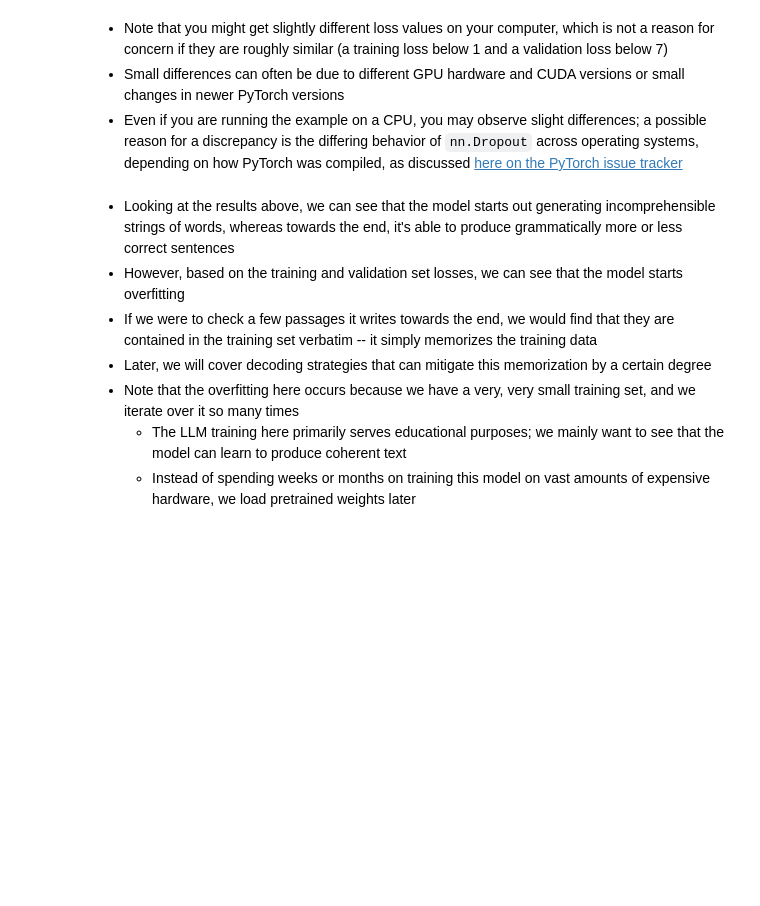
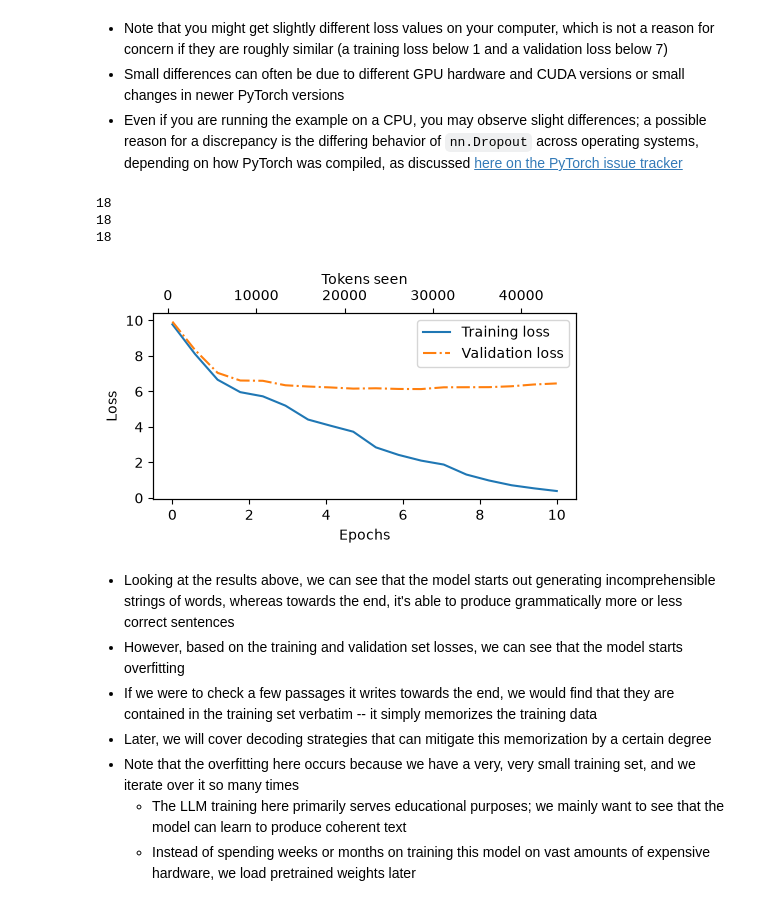
Before and after one commit to matthewweaver/LLMs-from-scratch, a Jupyter notebook: ch05/01_main-chapter-code/ch05.ipynb, the cells around one changed output. Drawn from its saved outputs; the diff is of its cells as text; code cells hidden in the pictures; blank space fills up the shorter version.

```diff
--- a/ch05/01_main-chapter-code/ch05.ipynb
+++ b/ch05/01_main-chapter-code/ch05.ipynb
@@ -510,0 +521,18 @@ for x, y in val_loader:
+# %%
+import tiktoken
+
+tokenizer = tiktoken.get_encoding("gpt2")
+
+x, y = next(iter(train_loader))
+
+print("x[0] (token IDs):")
+print(x[0].tolist())
+print()
+print("y[0] (token IDs):")
+print(y[0].tolist())
+print()
+print("x[0] decoded:")
+print(tokenizer.decode(x[0].tolist()))
+print()
+print("y[0] decoded:")
+print(tokenizer.decode(y[0].tolist()))
@@ -678,19 +776,45 @@ train_losses, val_losses, tokens_seen = train_model_simple(
 - Note that you might get slightly different loss values on your computer, which is not a reason for concern if they are roughly similar (a training loss below 1 and a validation loss below 7)
 - Small differences can often be due to different GPU hardware and CUDA versions or small changes in newer PyTorch versions
 - Even if you are running the example on a CPU, you may observe slight differences; a possible reason for a discrepancy is the differing behavior of `nn.Dropout` across operating systems, depending on how PyTorch was compiled, as discussed [here on the PyTorch issue tracker](https://github.com/pytorch/pytorch/issues/121595)
+# %%
+print(len(train_losses))
+print(len(val_losses))
+print(len(tokens_seen))
+# %% [output]
+18
+18
+18
 # %%
 import matplotlib.pyplot as plt
 from matplotlib.ticker import MaxNLocator
 
 
 def plot_losses(epochs_seen, tokens_seen, train_losses, val_losses):
-    # TODO: plot train/val loss against epochs on the primary x-axis, add a
-    # second x-axis (sharing the y-axis) showing tokens seen, then save the
-    # figure to "loss-plot.pdf" and show it
-    ...
+    fig, ax1 = plt.subplots(figsize=(5, 3))
+
+    # Plot training and validation loss against epochs
+    ax1.plot(epochs_seen, train_losses, label="Training loss")
+    ax1.plot(epochs_seen, val_losses, linestyle="-.", label="Validation loss")
+    ax1.set_xlabel("Epochs")
+    ax1.set_ylabel("Loss")
+    ax1.legend(loc="upper right")
+    ax1.xaxis.set_major_locator(MaxNLocator(integer=True))  # only show integer labels on x-axis
+
+    # Create a second x-axis for tokens seen
+    ax2 = ax1.twiny()  # Create a second x-axis that shares the same y-axis
+    ax2.plot(tokens_seen, train_losses, alpha=0)  # Invisible plot for aligning ticks
+    ax2.set_xlabel("Tokens seen")
+
+    fig.tight_layout()  # Adjust layout to make room
+    plt.savefig("loss-plot.pdf")
+    plt.show()
+
+
 
 epochs_tensor = torch.linspace(0, num_epochs, len(train_losses))
 plot_losses(epochs_tensor, tokens_seen, train_losses, val_losses)
+# %% [output]
+[figure, added]
 # %% [markdown]
 - Looking at the results above, we can see that the model starts out generating incomprehensible strings of words, whereas towards the end, it's able to produce grammatically more or less correct sentences
 - However, based on the training and validation set losses, we can see that the model starts overfitting
```
Also changed, not shown: parts of 43 cells of this notebook.
